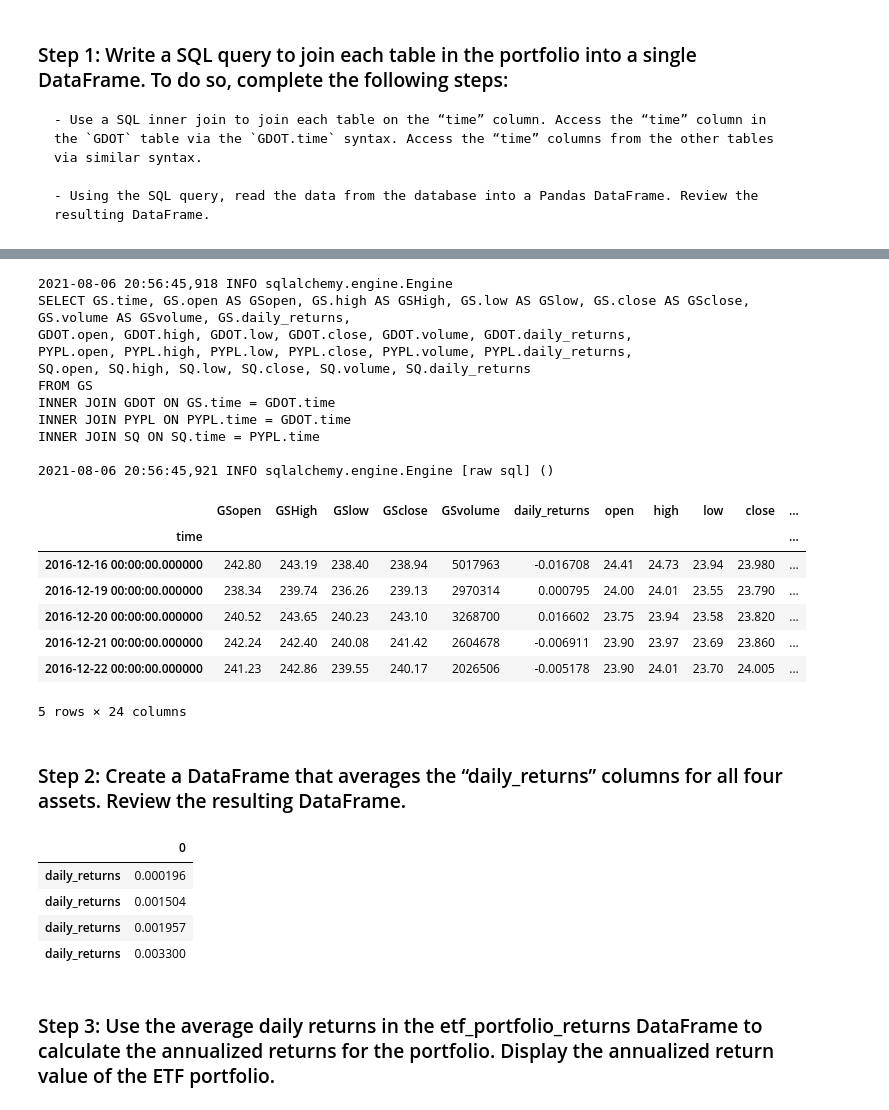
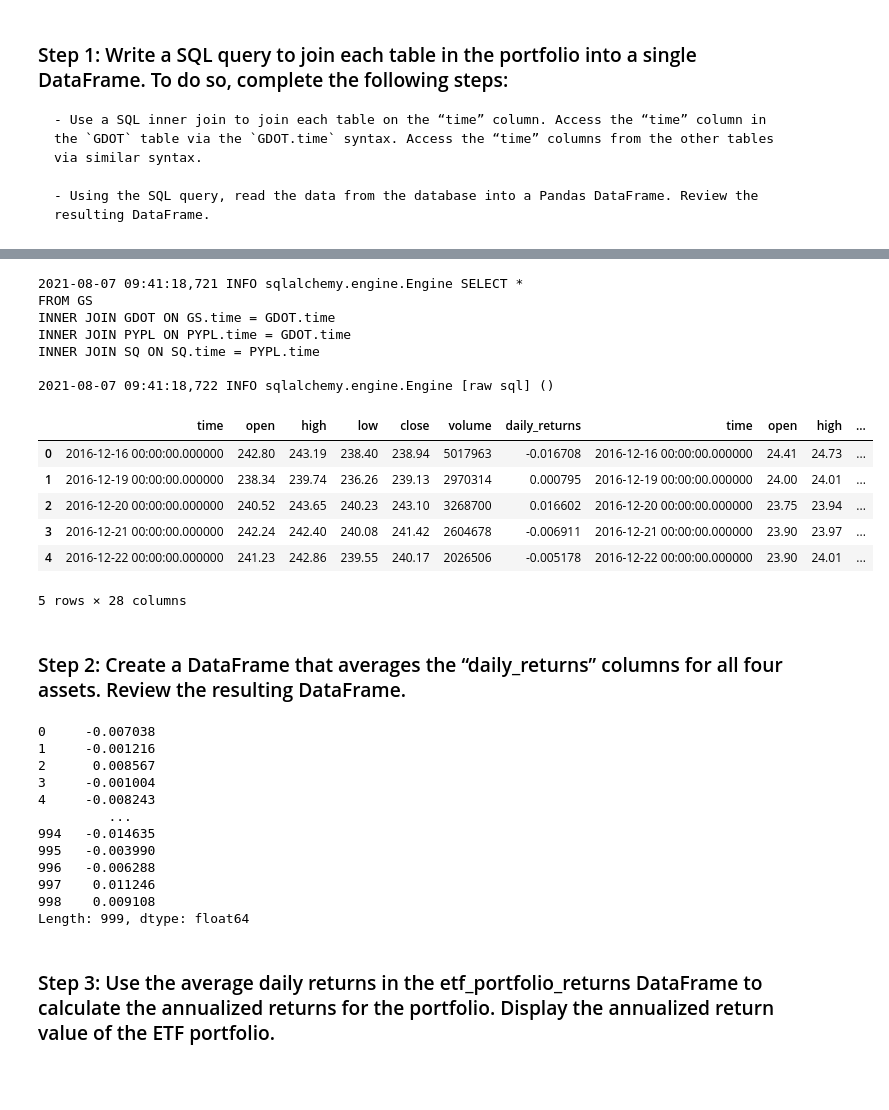
Before and after one commit to madhugirl/Web-application-for-ETF-analyzer, a Jupyter notebook: etf_analyzer.ipynb, the cells around one changed output, grey strips where cells are left out. Drawn from its saved outputs; the diff is of its cells as text; code cells hidden in the pictures; blank space fills up the shorter version.

```diff
--- a/etf_analyzer.ipynb
+++ b/etf_analyzer.ipynb
@@ -392,11 +392,18 @@ engine.table_names()
 # Wreate a SQL query to join each table in the portfolio into a single DataFrame
 # Use the time column from each table as the basis for the join
 
-query = """
-SELECT GS.time, GS.open AS GSopen, GS.high AS GSHigh, GS.low AS GSlow, GS.close AS GSclose, GS.volume AS GSvolume, GS.daily_returns,
-GDOT.open, GDOT.high, GDOT.low, GDOT.close, GDOT.volume, GDOT.daily_returns,
-PYPL.open, PYPL.high, PYPL.low, PYPL.close, PYPL.volume, PYPL.daily_returns,
-SQ.open, SQ.high, SQ.low, SQ.close, SQ.volume, SQ.daily_returns
+#query = """
+#SELECT GS.time, GS.open AS GSopen, GS.high AS GSHigh, GS.low AS GSlow, GS.close AS GSclose, GS.volume AS GSvolume, GS.daily_returns,
+#GDOT.open, GDOT.high, GDOT.low, GDOT.close, GDOT.volume, GDOT.daily_returns,
+#PYPL.open, PYPL.high, PYPL.low, PYPL.close, PYPL.volume, PYPL.daily_returns,
+#SQ.open, SQ.high, SQ.low, SQ.close, SQ.volume, SQ.daily_returns
+#FROM GS
+#INNER JOIN GDOT ON GS.time = GDOT.time
+#INNER JOIN PYPL ON PYPL.time = GDOT.time
+#INNER JOIN SQ ON SQ.time = PYPL.time
+#"""
+
+query = """SELECT *
 FROM GS
 INNER JOIN GDOT ON GS.time = GDOT.time
 INNER JOIN PYPL ON PYPL.time = GDOT.time
@@ -404,65 +411,67 @@ INNER JOIN SQ ON SQ.time = PYPL.time
 """
 #INNER JOIN SQ ON SQ.time = GDOT.time
 #INNER JOIN PYPL ON PYPL.time = GS.time
 etf_results = engine.execute(query)
 
 # Using the query, read the data from the database into a Pandas DataFrame
 etf_portfolio_df = pd.DataFrame.from_records(etf_results.fetchall(), columns=etf_results.keys())
 
-etf_portfolio_df_index = etf_portfolio_df.set_index("time")
+#etf_portfolio_df_index = etf_portfolio_df.set_index("time")
 
 # Review the resulting DataFrame
-etf_portfolio_df_index.head()
+etf_portfolio_df.head()
 
 #SELECT GS.time, GS.open AS GSOPEN, GS.high, GS.low, GS.close, GS.volume, GS.daily_returns,
 #GDOT.open, GDOT.high, GDOT.low, GDOT.close, GDOT.volume, GDOT.daily_returns,
 #PYPL.open, PYPL.high, PYPL.low, PYPL.close, PYPL.volume, PYPL.daily_returns,
 #SQ.open, SQ.high, SQ.low, SQ.close, SQ.volume, SQ.daily_returns
 #FROM GS
 # Write a SQL query to SELECT all of the data from the PYPL table
 #query = """SELECT * FROM PYPL"""
 
 # Use the query to read the PYPL data into a Pandas DataFrame
 #pypl_results = engine.execute(query)
 
 
 #pypl_dataframe = pd.read_sql_table("PYPL", con=engine)
 # %% [output]
-2021-08-06 20:56:45,918 INFO sqlalchemy.engine.Engine
-SELECT GS.time, GS.open AS GSopen, GS.high AS GSHigh, GS.low AS GSlow, GS.close AS GSclose, GS.volume AS GSvolume, GS.daily_returns,
-GDOT.open, GDOT.high, GDOT.low, GDOT.close, GDOT.volume, GDOT.daily_returns,
-PYPL.open, PYPL.high, PYPL.low, PYPL.close, PYPL.volume, PYPL.daily_returns,
-SQ.open, SQ.high, SQ.low, SQ.close, SQ.volume, SQ.daily_returns
+2021-08-07 09:41:18,721 INFO sqlalchemy.engine.Engine SELECT *
 FROM GS
 INNER JOIN GDOT ON GS.time = GDOT.time
 INNER JOIN PYPL ON PYPL.time = GDOT.time
 INNER JOIN SQ ON SQ.time = PYPL.time
 
-2021-08-06 20:56:45,921 INFO sqlalchemy.engine.Engine [raw sql] ()
+2021-08-07 09:41:18,722 INFO sqlalchemy.engine.Engine [raw sql] ()
-|  | GSopen | GSHigh | GSlow | GSclose | GSvolume | daily_returns | open | high | low | close | ... |
-| time |  |  |  |  |  |  |  |  |  |  | ... |
-| 2016-12-16 00:00:00.000000 | 242.80 | 243.19 | 238.40 | 238.94 | 5017963 | -0.016708 | 24.41 | 24.73 | 23.94 | 23.980 | ... |
-| 2016-12-19 00:00:00.000000 | 238.34 | 239.74 | 236.26 | 239.13 | 2970314 | 0.000795 | 24.00 | 24.01 | 23.55 | 23.790 | ... |
-| 2016-12-20 00:00:00.000000 | 240.52 | 243.65 | 240.23 | 243.10 | 3268700 | 0.016602 | 23.75 | 23.94 | 23.58 | 23.820 | ... |
-| 2016-12-21 00:00:00.000000 | 242.24 | 242.40 | 240.08 | 241.42 | 2604678 | -0.006911 | 23.90 | 23.97 | 23.69 | 23.860 | ... |
-| 2016-12-22 00:00:00.000000 | 241.23 | 242.86 | 239.55 | 240.17 | 2026506 | -0.005178 | 23.90 | 24.01 | 23.70 | 24.005 | ... |
+|  | time | open | high | low | close | volume | daily_returns | time | open | high | ... |
+| 0 | 2016-12-16 00:00:00.000000 | 242.80 | 243.19 | 238.40 | 238.94 | 5017963 | -0.016708 | 2016-12-16 00:00:00.000000 | 24.41 | 24.73 | ... |
+| 1 | 2016-12-19 00:00:00.000000 | 238.34 | 239.74 | 236.26 | 239.13 | 2970314 | 0.000795 | 2016-12-19 00:00:00.000000 | 24.00 | 24.01 | ... |
+| 2 | 2016-12-20 00:00:00.000000 | 240.52 | 243.65 | 240.23 | 243.10 | 3268700 | 0.016602 | 2016-12-20 00:00:00.000000 | 23.75 | 23.94 | ... |
+| 3 | 2016-12-21 00:00:00.000000 | 242.24 | 242.40 | 240.08 | 241.42 | 2604678 | -0.006911 | 2016-12-21 00:00:00.000000 | 23.90 | 23.97 | ... |
+| 4 | 2016-12-22 00:00:00.000000 | 241.23 | 242.86 | 239.55 | 240.17 | 2026506 | -0.005178 | 2016-12-22 00:00:00.000000 | 23.90 | 24.01 | ... |
-5 rows × 24 columns
+5 rows × 28 columns
 # %% [markdown]
 ### Step 2: Create a DataFrame that averages the “daily_returns” columns for all four assets. Review the resulting DataFrame.
 # %%
 # Create a DataFrame that displays the mean value of the “daily_returns” columns for all four assets.
-etf_portfolio_returns = etf_portfolio_df["daily_returns"].mean()
+etf_portfolio_returns = etf_portfolio_df["daily_returns"].mean(axis=1)
 
 # Review the resulting DataFrame
-etf_portfolio_returns_df = pd.DataFrame(etf_portfolio_returns)
+#etf_portfolio_returns_df = pd.DataFrame(etf_portfolio_returns)
 
-etf_portfolio_returns_df
+etf_portfolio_returns
 # %% [output]
-|  | 0 |
-| daily_returns | 0.000196 |
-| daily_returns | 0.001504 |
-| daily_returns | 0.001957 |
-| daily_returns | 0.003300 |
+0     -0.007038
+1     -0.001216
+2      0.008567
+3     -0.001004
+4     -0.008243
+         ...
+994   -0.014635
+995   -0.003990
+996   -0.006288
+997    0.011246
+998    0.009108
+Length: 999, dtype: float64
 # %% [markdown]
 ### Step 3: Use the average daily returns in the etf_portfolio_returns DataFrame to calculate the annualized returns for the portfolio. Display the annualized return value of the ETF portfolio.
 # %%
```
Also changed, not shown: parts of 8 cells of this notebook.
